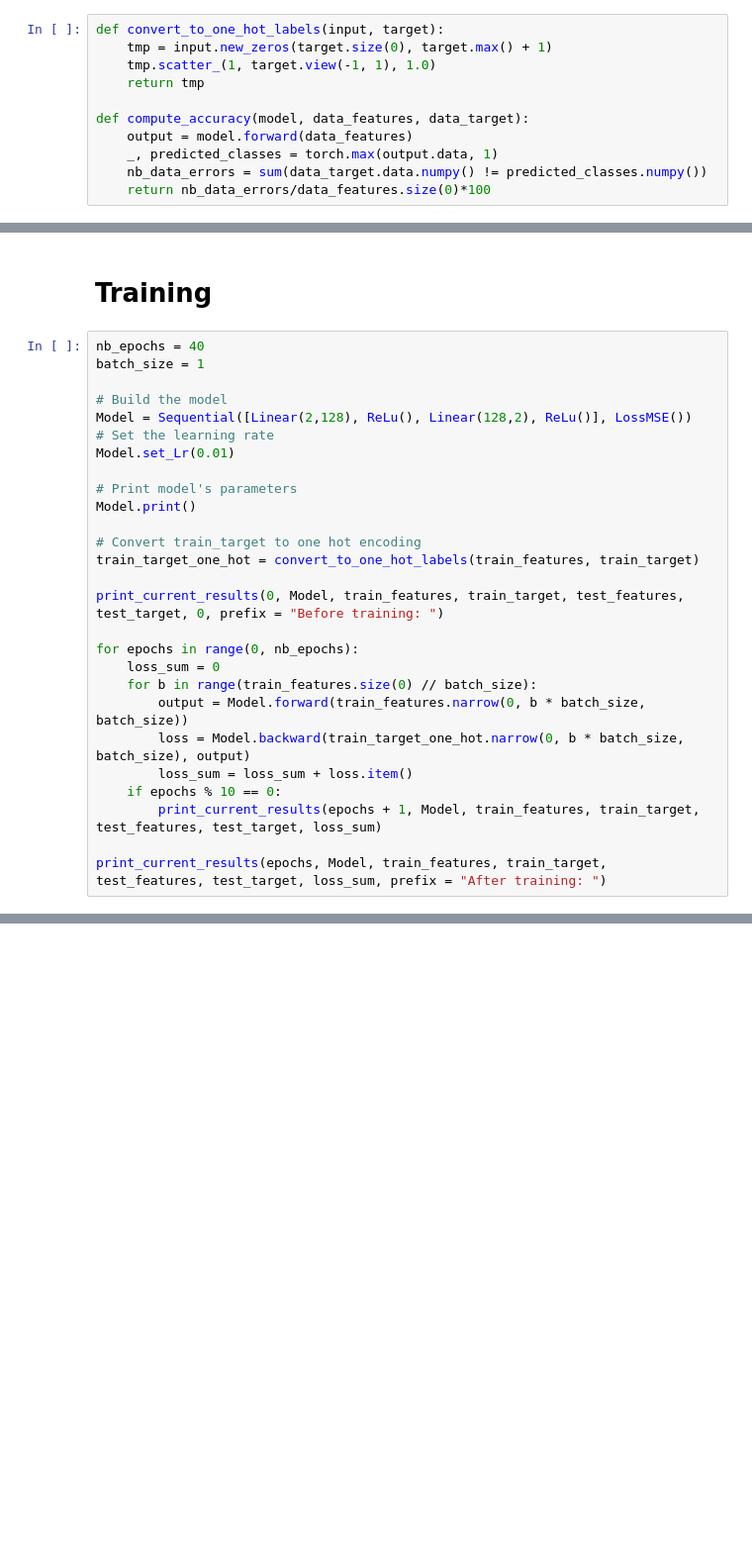
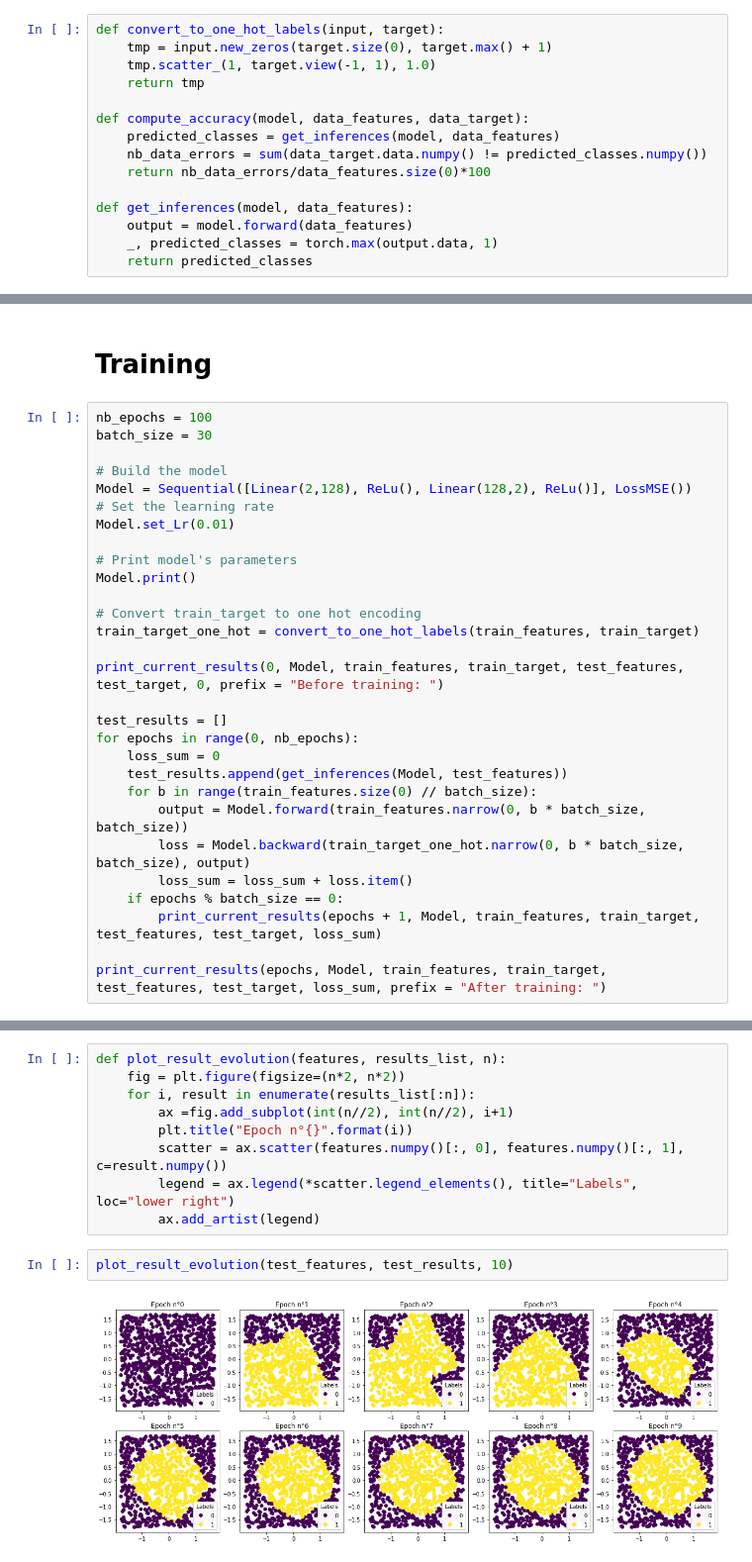
Before and after one commit to Apiquet/fcn_from_scratch, a Jupyter notebook: neuralnetwork_fromscratch/neural_net.ipynb, the cells around one changed output, grey strips where cells are left out. Shown at 99% size. Drawn from its saved outputs; the diff is of its cells as text; blank space fills up the shorter version.

Commit message:
Showing results over the epochs in 2D graphs

```diff
--- a/neuralnetwork_fromscratch/neural_net.ipynb
+++ b/neuralnetwork_fromscratch/neural_net.ipynb
@@ -68,10 +68,14 @@ def convert_to_one_hot_labels(input, target):
     return tmp
 
 def compute_accuracy(model, data_features, data_target):
+    predicted_classes = get_inferences(model, data_features)
+    nb_data_errors = sum(data_target.data.numpy() != predicted_classes.numpy())
+    return nb_data_errors/data_features.size(0)*100
+
+def get_inferences(model, data_features):
     output = model.forward(data_features)
     _, predicted_classes = torch.max(output.data, 1)
-    nb_data_errors = sum(data_target.data.numpy() != predicted_classes.numpy())
-    return nb_data_errors/data_features.size(0)*100
+    return predicted_classes
 # %% [markdown]
 # Module Class
 # %%
@@ -226,8 +230,8 @@ class Sequential(Module):
 # %% [markdown]
 # Training
 # %%
-nb_epochs = 40
-batch_size = 1
+nb_epochs = 100
+batch_size = 30
 
 # Build the model
 Model = Sequential([Linear(2,128), ReLu(), Linear(128,2), ReLu()], LossMSE())
@@ -242,13 +246,15 @@ train_target_one_hot = convert_to_one_hot_labels(train_features, train_target)
 
 print_current_results(0, Model, train_features, train_target, test_features, test_target, 0, prefix = "Before training: ")
 
+test_results = []
 for epochs in range(0, nb_epochs):
     loss_sum = 0
+    test_results.append(get_inferences(Model, test_features))
     for b in range(train_features.size(0) // batch_size):
         output = Model.forward(train_features.narrow(0, b * batch_size, batch_size))
         loss = Model.backward(train_target_one_hot.narrow(0, b * batch_size, batch_size), output)
         loss_sum = loss_sum + loss.item()
-    if epochs % 10 == 0:
+    if epochs % batch_size == 0:
         print_current_results(epochs + 1, Model, train_features, train_target, test_features, test_target, loss_sum)
 
 print_current_results(epochs, Model, train_features, train_target, test_features, test_target, loss_sum, prefix = "After training: ")
@@ -267,0 +274,13 @@ After training: Epoch: 39, Train Error: 2.0000%, Test Error: 4.1000%, Loss  78.8
+# %%
+def plot_result_evolution(features, results_list, n):
+    fig = plt.figure(figsize=(n*2, n*2))
+    for i, result in enumerate(results_list[:n]):
+        ax =fig.add_subplot(int(n//2), int(n//2), i+1)
+        plt.title("Epoch n°{}".format(i))
+        scatter = ax.scatter(features.numpy()[:, 0], features.numpy()[:, 1], c=result.numpy())
+        legend = ax.legend(*scatter.legend_elements(), title="Labels", loc="lower right")
+        ax.add_artist(legend)
+# %%
+plot_result_evolution(test_features, test_results, 10)
+# %% [output]
+[figure, added]
```
Also changed, not shown: parts of 1 cell of this notebook.
